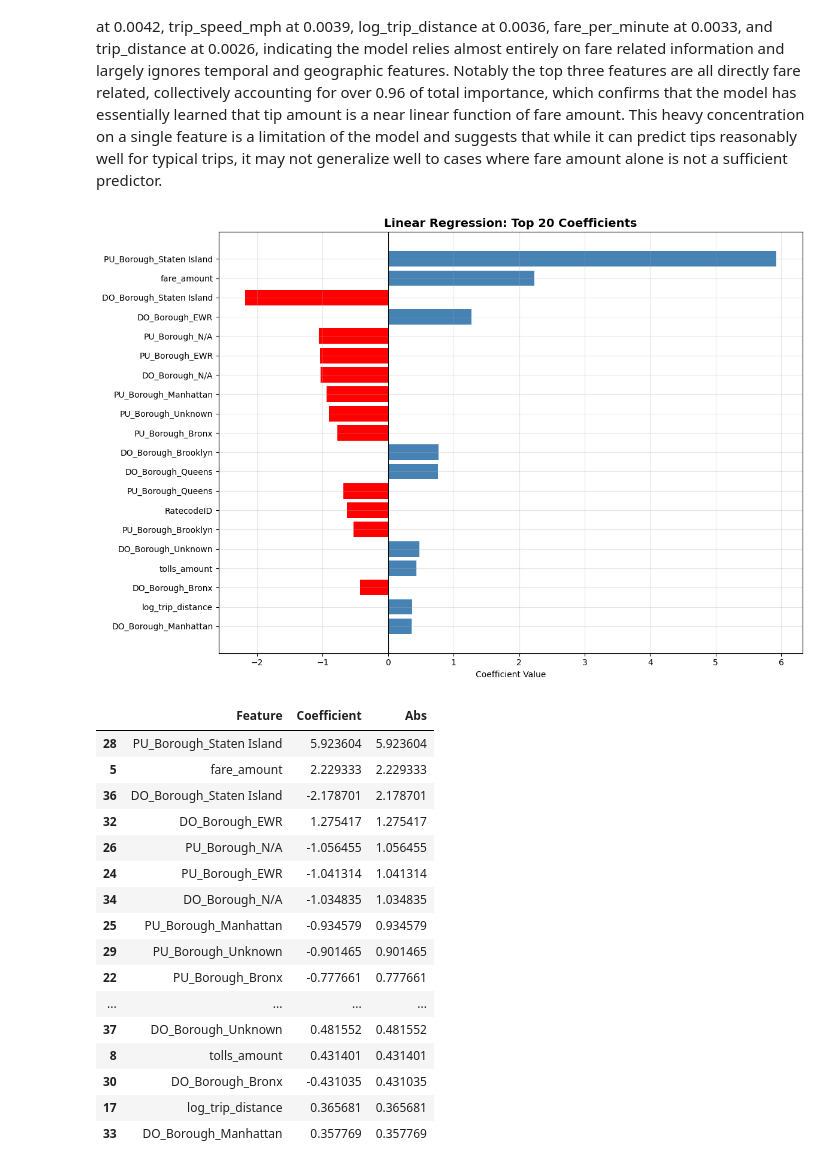
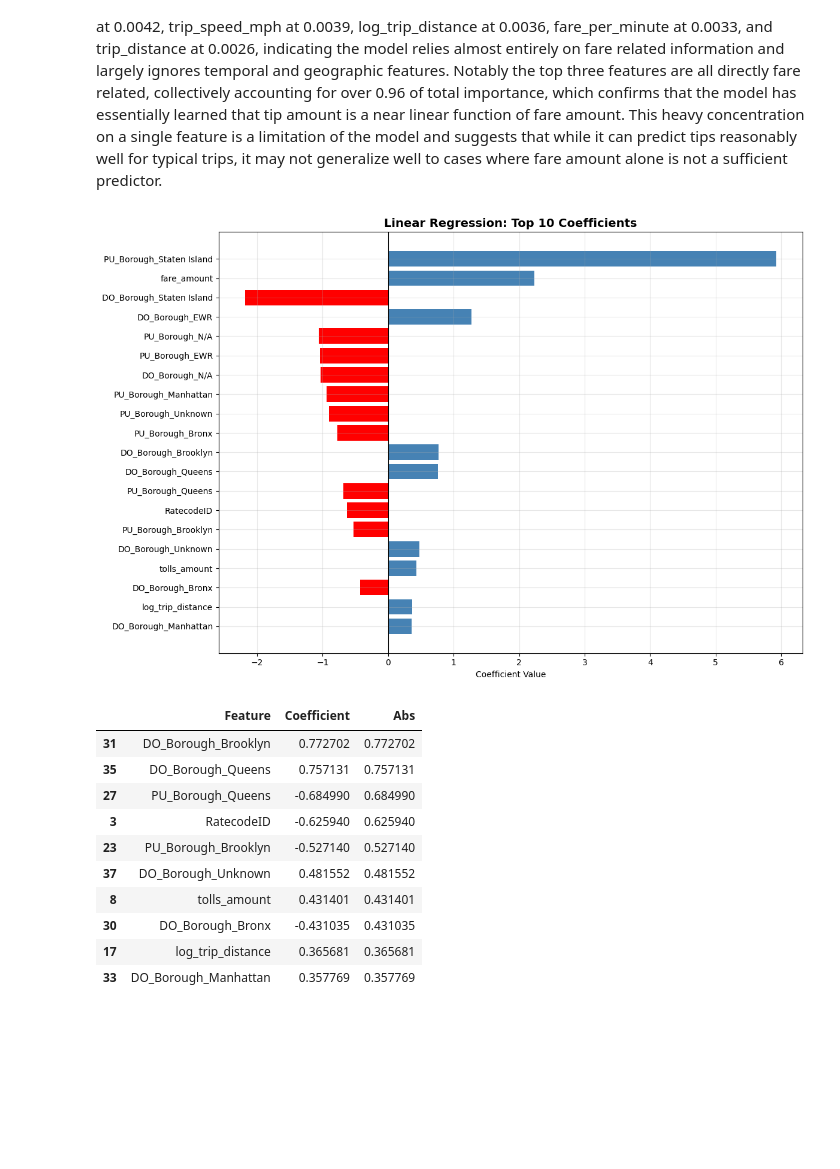
Before and after one commit to Battler08/COMP3610A2, a Jupyter notebook: assignment2.ipynb, the cells around one changed output. Saved outputs shown, nothing was run; the diff lists cells and outputs as text; code cells hidden in the pictures; blank space fills up the shorter version.

```diff
--- a/assignment2.ipynb
+++ b/assignment2.ipynb
@@ -1141,34 +1141,28 @@ The Random Forest Regressor places overwhelming importance on fare_amount, which
 # %%
 fig, ax = plt.subplots(figsize=(12, 8))
 
 lr_coef = lr_reg.named_steps['regressor'].coef_
 lr_coef_df = pd.DataFrame({'Feature': rf_feature_names, 'Coefficient': lr_coef})
 lr_coef_df['Abs'] = lr_coef_df['Coefficient'].abs()
 lr_coef_df = lr_coef_df.sort_values('Abs', ascending=True).tail(20)
 
 colors = ['red' if c < 0 else 'steelblue' for c in lr_coef_df['Coefficient']]
 ax.barh(lr_coef_df['Feature'], lr_coef_df['Coefficient'], color=colors)
 ax.axvline(x=0, color='black', linewidth=0.8)
-ax.set_title('Linear Regression: Top 20 Coefficients', fontsize=14, fontweight='bold')
+ax.set_title('Linear Regression: Top 10 Coefficients', fontsize=14, fontweight='bold')
 ax.set_xlabel('Coefficient Value')
 ax.grid(True, alpha=0.3)
 plt.tight_layout()
 plt.show()
-display(lr_coef_df.sort_values('Abs', ascending=False).tail(20))
+display(lr_coef_df.sort_values('Abs', ascending=False).tail(10))
 # %% [output]
 [figure]
 |  | Feature | Coefficient | Abs |
-| 28 | PU_Borough_Staten Island | 5.923604 | 5.923604 |
-| 5 | fare_amount | 2.229333 | 2.229333 |
-| 36 | DO_Borough_Staten Island | -2.178701 | 2.178701 |
-| 32 | DO_Borough_EWR | 1.275417 | 1.275417 |
-| 26 | PU_Borough_N/A | -1.056455 | 1.056455 |
-| 24 | PU_Borough_EWR | -1.041314 | 1.041314 |
-| 34 | DO_Borough_N/A | -1.034835 | 1.034835 |
-| 25 | PU_Borough_Manhattan | -0.934579 | 0.934579 |
-| 29 | PU_Borough_Unknown | -0.901465 | 0.901465 |
-| 22 | PU_Borough_Bronx | -0.777661 | 0.777661 |
-| ... | ... | ... | ... |
+| 31 | DO_Borough_Brooklyn | 0.772702 | 0.772702 |
+| 35 | DO_Borough_Queens | 0.757131 | 0.757131 |
+| 27 | PU_Borough_Queens | -0.684990 | 0.684990 |
+| 3 | RatecodeID | -0.625940 | 0.625940 |
+| 23 | PU_Borough_Brooklyn | -0.527140 | 0.527140 |
 | 37 | DO_Borough_Unknown | 0.481552 | 0.481552 |
 | 8 | tolls_amount | 0.431401 | 0.431401 |
 | 30 | DO_Borough_Bronx | -0.431035 | 0.431035 |
```
Also changed, not shown: parts of 4 cells of this notebook.
